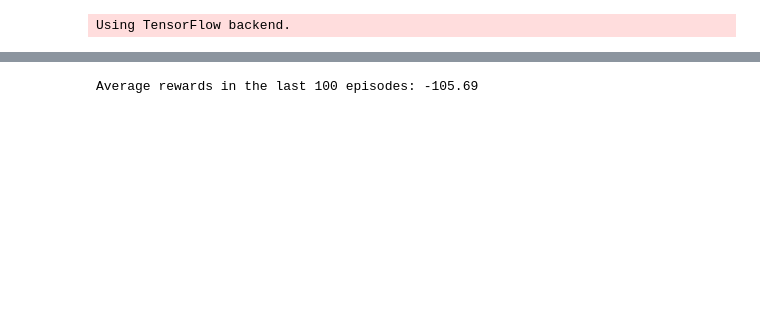
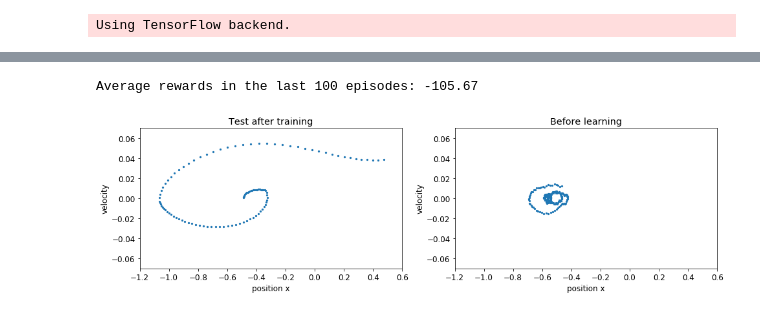
Before and after one commit to paige-chang/MountainCar, a Jupyter notebook: MountainCar.ipynb, the cells around one changed output, grey strips where cells are left out. Drawn from its saved outputs; the diff is of its cells as text; code cells hidden in the pictures; blank space fills up the shorter version.

```diff
--- a/MountainCar.ipynb
+++ b/MountainCar.ipynb
@@ -223,6 +276,7 @@ def test_dqn(episode):
 
     episodes = episode
     scores = []
+    states = []
 
     for e in range(episodes):
         state = env.reset()
@@ -230,18 +284,46 @@ def test_dqn(episode):
         while True:
             action = np.argmax(model.predict(np.array([state])))
             state, reward, done, _ = env.step(action)
+            states.append(state)
             score += reward
             if done:
                 scores.append(score)
                 break
         env.close()
-    return np.average(scores)
+    return np.average(scores), states
 
 if __name__ == '__main__':
     env = gym.make('MountainCar-v0')
     model = models.load_model('MountainCar-v0-dqn.h5')
     ep = 100
-    loss = test_dqn(ep)
+    loss, states = test_dqn(ep)
     print('Average rewards in the last 100 episodes: {}'.format(loss))
 # %% [output]
-Average rewards in the last 100 episodes: -105.69
+Average rewards in the last 100 episodes: -105.67
+# %%
+# Result visualization
+fig, (ax0, ax1) = plt.subplots(ncols = 2, figsize = (16, 4))
+
+# After training
+pos = [s[0] for s in states]
+vel = [s[1] for s in states]
+first_time_reach_goal = [i for i, p in enumerate(pos) if p >= 0.5][0]
+ax0.scatter(pos[:first_time_reach_goal], vel[:first_time_reach_goal], s = 5)
+ax0.set_title('Test after training')
+ax0.set_xlabel('position x')
+ax0.set_ylabel('velocity')
+ax0.set_xlim(-1.2, 0.6)
+ax0.set_ylim(-0.07, 0.07)
+env.close()
+
+# Before training
+pos, vel = random_actions()
+ax1.scatter(pos, vel, s = 5)
+ax1.set_title('Before learning')
+ax1.set_xlabel('position x')
+ax1.set_ylabel('velocity')
+ax1.set_xlim(-1.2, 0.6)
+ax1.set_ylim(-0.07, 0.07)
+env.close()
+# %% [output]
+[figure, added]
```
Also changed, not shown: parts of 6 cells of this notebook.
